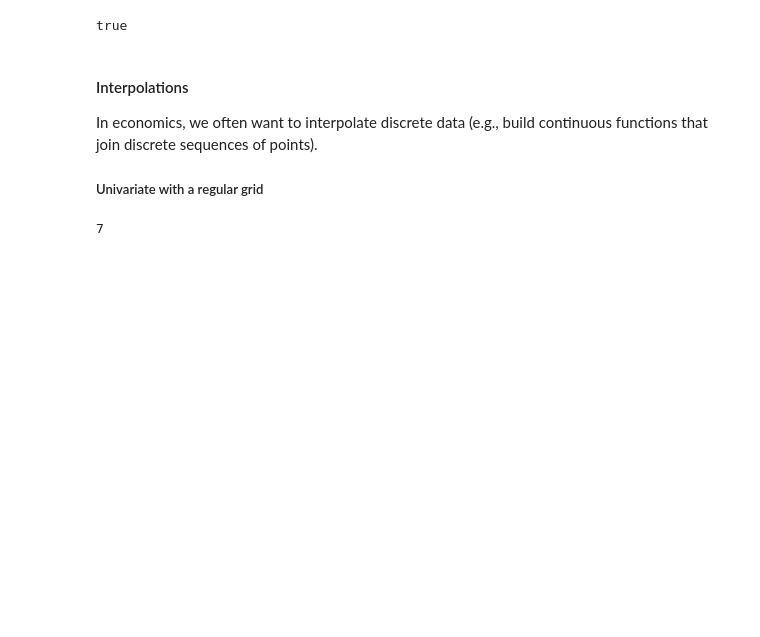
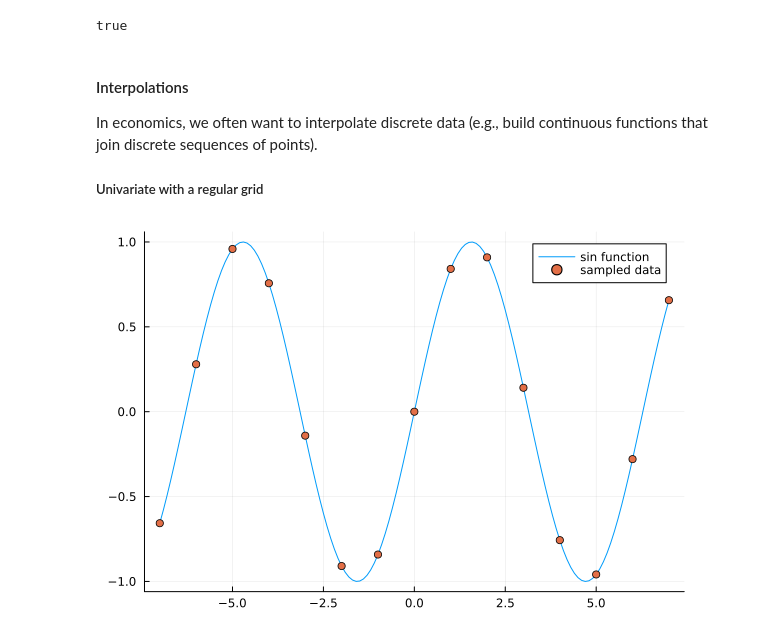
Before and after one commit to BraddWForster/learning_julia, a Jupyter notebook: coding_basics/lesson_7.ipynb, the cells around one changed output. Drawn from its saved outputs; the diff is of its cells as text; code cells hidden in the pictures; blank space fills up the shorter version.

```diff
--- a/coding_basics/lesson_7.ipynb
+++ b/coding_basics/lesson_7.ipynb
@@ -51,7 +51,11 @@ In economics, we often want to interpolate discrete data (e.g., build continuous
 ##### Univariate with a regular grid
 # %%
 using Interpolations, Plots
-x = -7:7
-# not finished
+x = -7:7       # x points, coase grid
+y = sin.(x)     # corresponding y points
+
+xf = -7:0.1:7  # fine grid
+plot(xf, sin.(xf), label = "sin function")
+scatter!(x, y, label = "sampled data", markersize = 4)
 # %% [output]
-7
+[figure, added]
```
Also changed, not shown: parts of 3 cells of this notebook.
